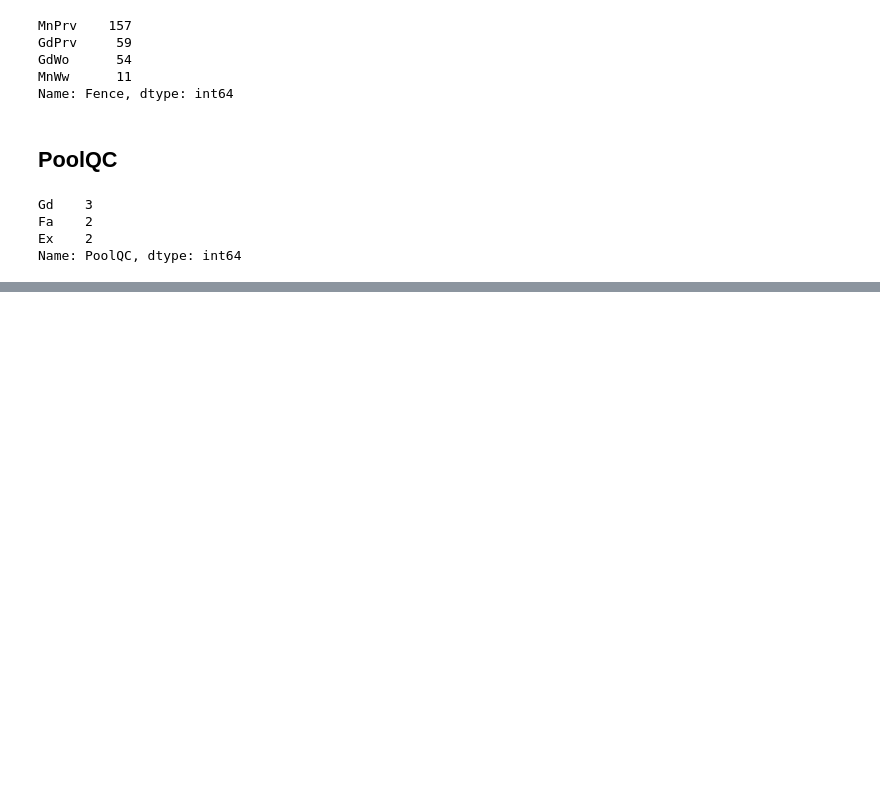
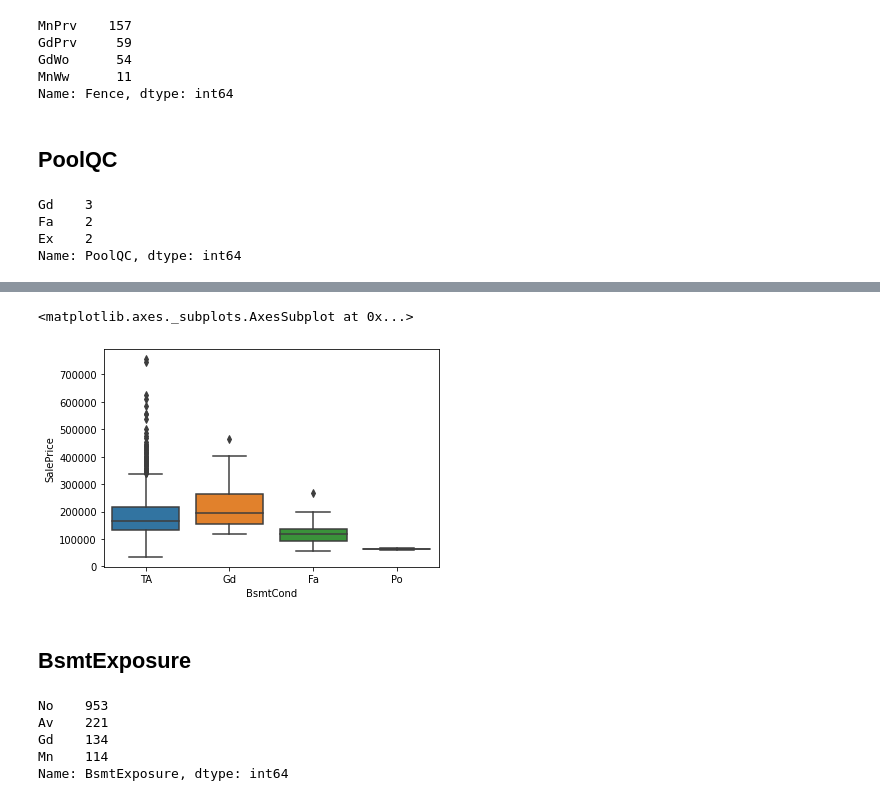
Before and after one commit to FoseFx/HousePrices, a Jupyter notebook: Data_exploration_housing_prices.ipynb, the cells around one changed output, grey strips where cells are left out. Saved outputs shown, nothing was run; the diff lists cells and outputs as text; code cells hidden in the pictures; blank space fills up the shorter version.

```diff
--- a/Data_exploration_housing_prices.ipynb
+++ b/Data_exploration_housing_prices.ipynb
@@ -732,0 +709,15 @@ Name: PoolQC, dtype: int64
+# %%
+sns.boxplot(data=df_train, y="SalePrice", x="BsmtCond")
+# %% [output]
+<matplotlib.axes._subplots.AxesSubplot at 0x...>
+[figure, added]
+# %% [markdown]
+## BsmtExposure
+# %%
+df_train["BsmtExposure"].value_counts()
+# %% [output]
+No    953
+Av    221
+Gd    134
+Mn    114
+Name: BsmtExposure, dtype: int64
```
Also changed, not shown: parts of 24 cells of this notebook.
